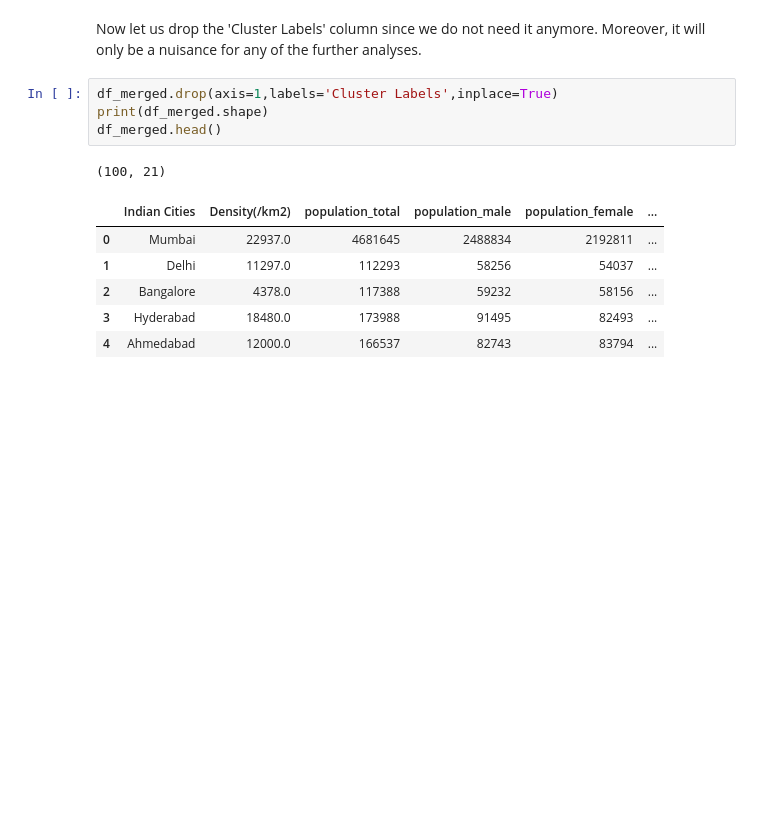
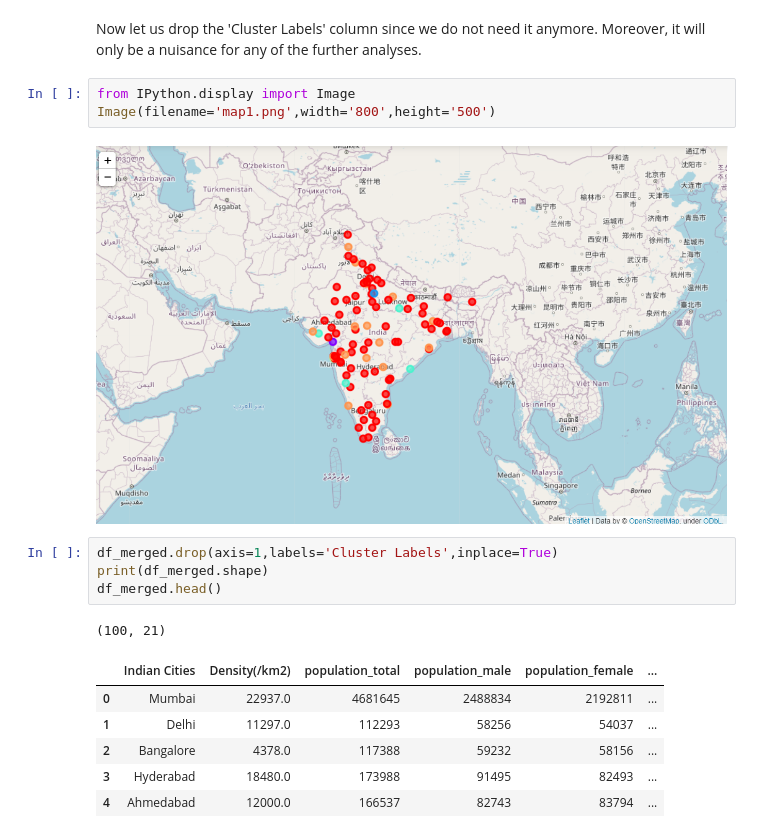
Before and after one commit to ascyrax/Coursera_Capstone, a Jupyter notebook: BATTLE FOR INDIAN CITIES.ipynb, the cells around one changed output. Cells and saved outputs as stored; diff of their text form; blank space fills up the shorter version.

```diff
--- a/BATTLE FOR INDIAN CITIES.ipynb
+++ b/BATTLE FOR INDIAN CITIES.ipynb
@@ -456,6 +456,11 @@ map_clusters
 [interactive output not drawn]
 # %% [markdown]
 Now let us drop the 'Cluster Labels' column since we do not need it anymore. Moreover, it will only be a nuisance for any of the further analyses.
+# %%
+from IPython.display import Image
+Image(filename='map1.png',width='800',height='500')
+# %% [output]
+[figure, added]
 # %%
 df_merged.drop(axis=1,labels='Cluster Labels',inplace=True)
 print(df_merged.shape)
```
Also changed, not shown: parts of 3 cells of this notebook.
